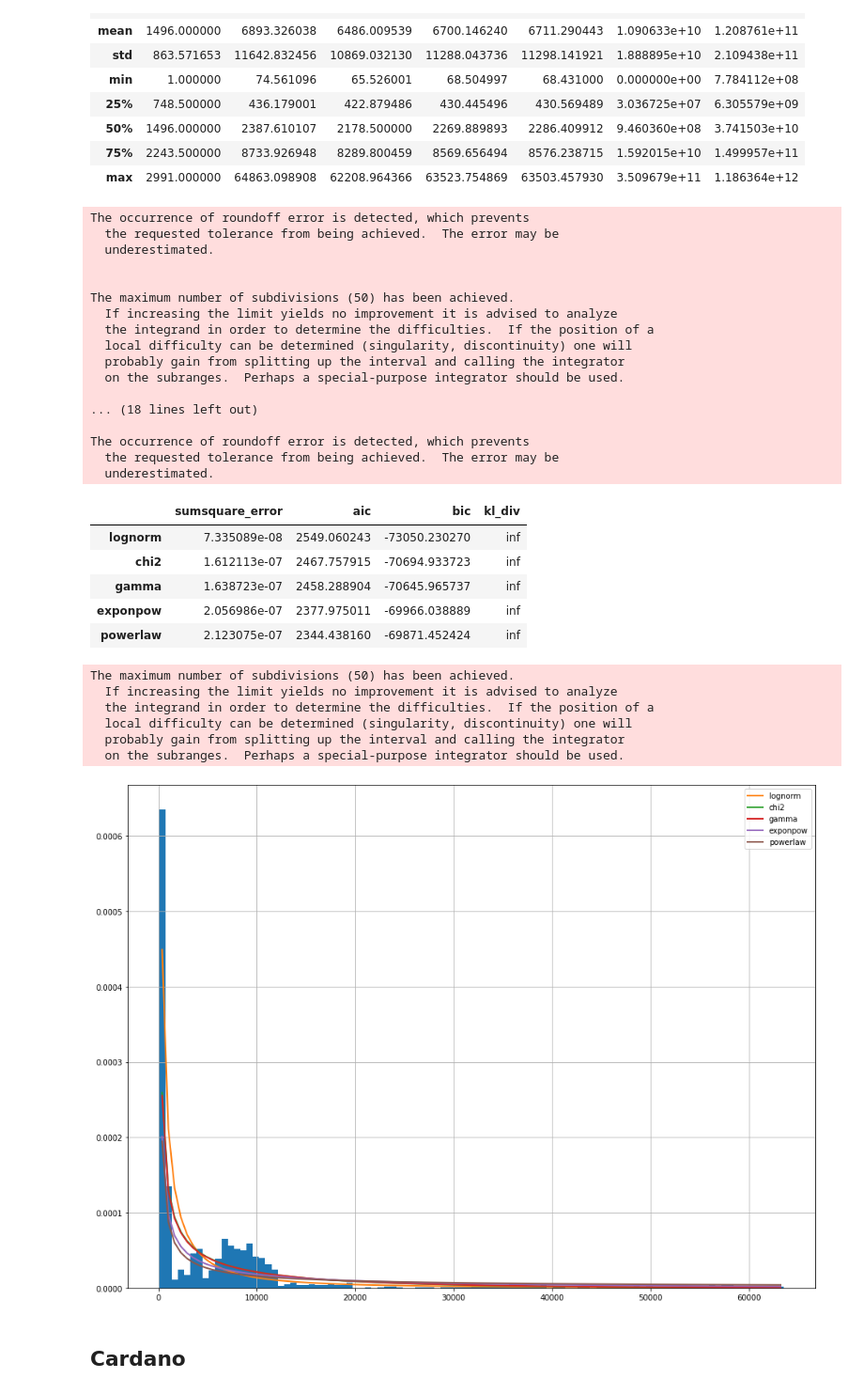
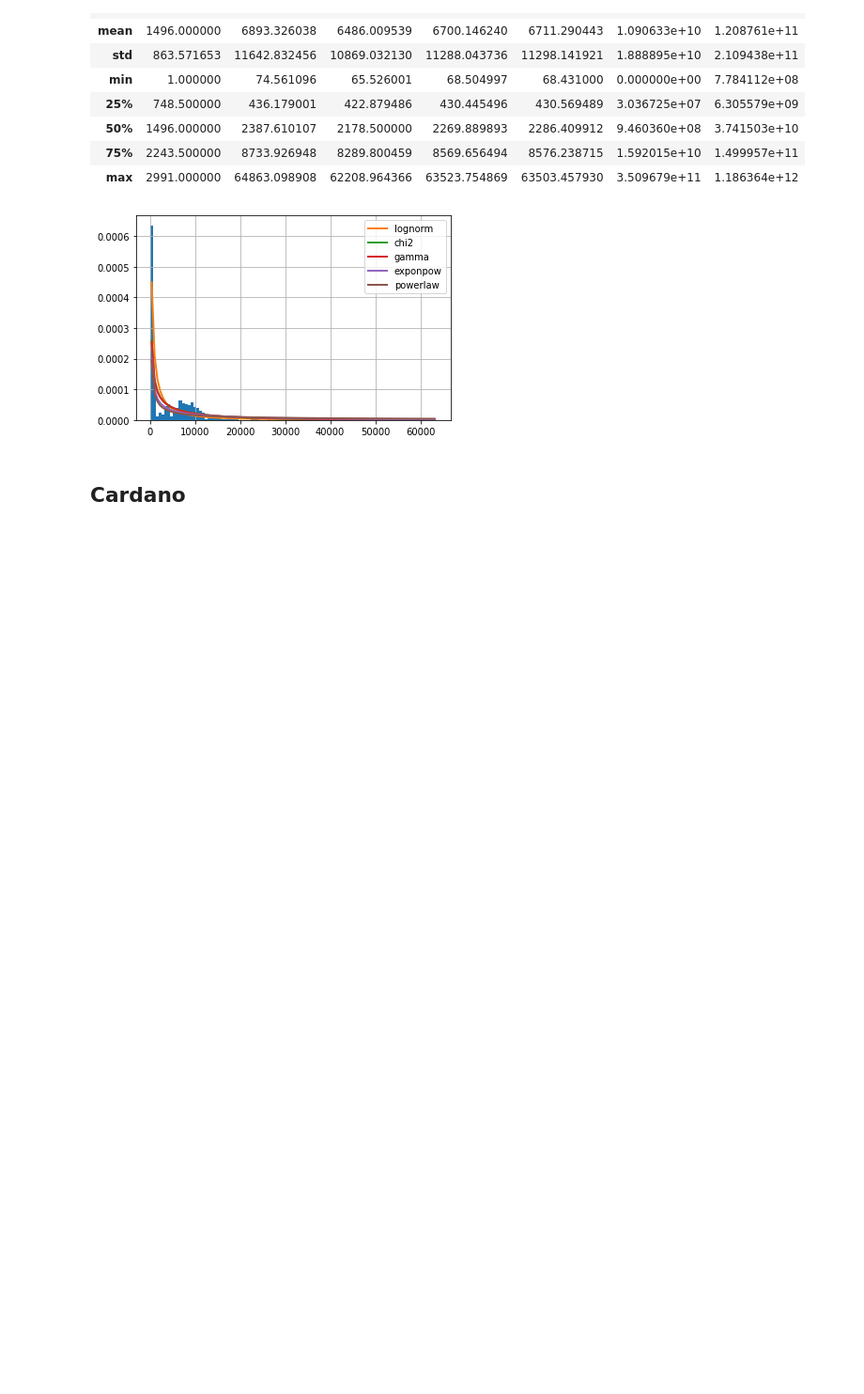
Before and after one commit to jcalvesoliveira/crypto-deep-learning, a Jupyter notebook: notebooks/1.0-initial-data-exploration.ipynb, the cells around one changed output. Shown at 94% size. Saved outputs shown, nothing was run; the diff lists cells and outputs as text; code cells hidden in the pictures; blank space fills up the shorter version.

```diff
--- a/notebooks/1.0-initial-data-exploration.ipynb
+++ b/notebooks/1.0-initial-data-exploration.ipynb
@@ -121,38 +117,9 @@ fig.show(renderer="svg")
 # %%
 f = Fitter(df[df.Symbol == 'BTC']['Close'], distributions='common')
 f.fit()
-f.summary()
+results = f.summary()
 # %% [output]
-The occurrence of roundoff error is detected, which prevents
-  the requested tolerance from being achieved.  The error may be
-  underestimated.
-
-
-The maximum number of subdivisions (50) has been achieved.
-  If increasing the limit yields no improvement it is advised to analyze
-  the integrand in order to determine the difficulties.  If the position of a
-  local difficulty can be determined (singularity, discontinuity) one will
-  probably gain from splitting up the interval and calling the integrator
-  on the subranges.  Perhaps a special-purpose integrator should be used.
-
-... (18 lines left out)
-
-The occurrence of roundoff error is detected, which prevents
-  the requested tolerance from being achieved.  The error may be
-  underestimated.
-|  | sumsquare_error | aic | bic | kl_div |
-| lognorm | 7.335089e-08 | 2549.060243 | -73050.230270 | inf |
-| chi2 | 1.612113e-07 | 2467.757915 | -70694.933723 | inf |
-| gamma | 1.638723e-07 | 2458.288904 | -70645.965737 | inf |
-| exponpow | 2.056986e-07 | 2377.975011 | -69966.038889 | inf |
-| powerlaw | 2.123075e-07 | 2344.438160 | -69871.452424 | inf |
-The maximum number of subdivisions (50) has been achieved.
-  If increasing the limit yields no improvement it is advised to analyze
-  the integrand in order to determine the difficulties.  If the position of a
-  local difficulty can be determined (singularity, discontinuity) one will
-  probably gain from splitting up the interval and calling the integrator
-  on the subranges.  Perhaps a special-purpose integrator should be used.
-[figure, old version]
+[figure, new version]
 # %% [markdown]
 ## Cardano
 # %%
```
Also changed, not shown: parts of 30 cells of this notebook, 2 other files.
